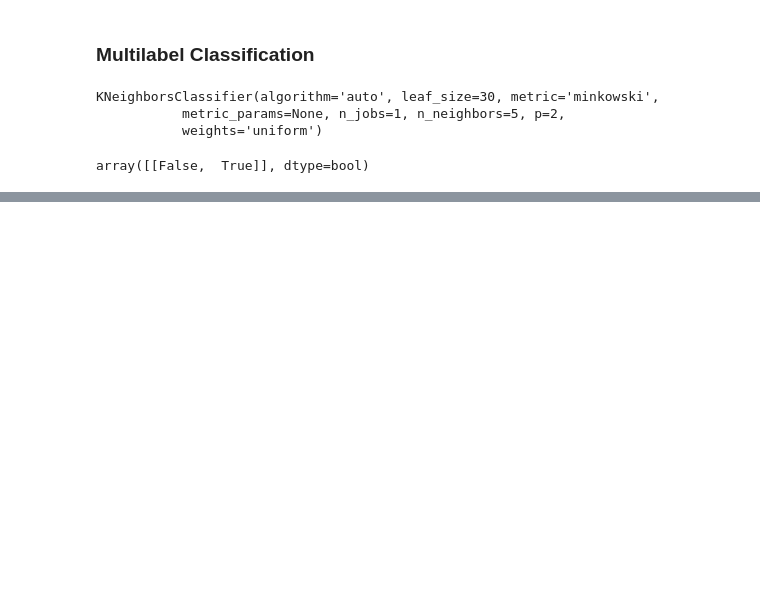
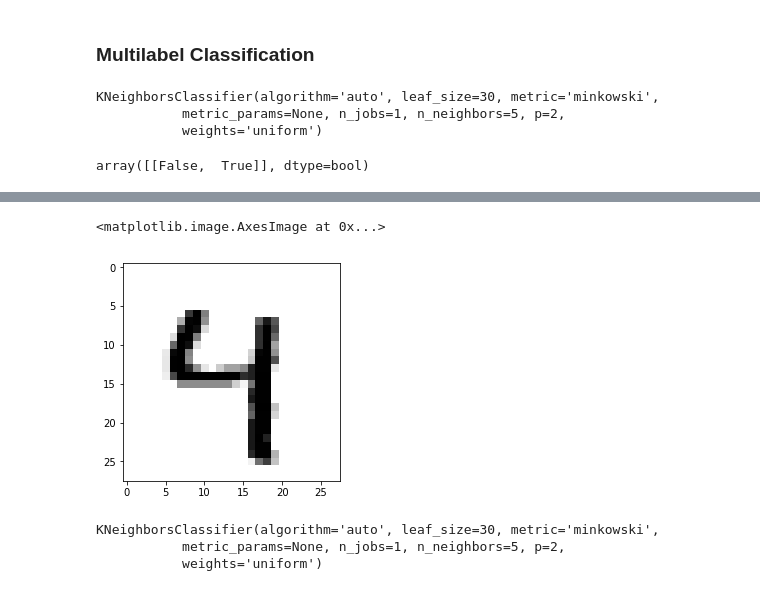
Before and after one commit to sebastienharinck/Courses, a Jupyter notebook: hands-on-machine-learning-with-scikit-learn-and-tensorflow/03_classification.ipynb, the cells around one changed output, grey strips where cells are left out. Drawn from its saved outputs; the diff is of its cells as text; code cells hidden in the pictures; blank space fills up the shorter version.

```diff
--- a/hands-on-machine-learning-with-scikit-learn-and-tensorflow/03_classification.ipynb
+++ b/hands-on-machine-learning-with-scikit-learn-and-tensorflow/03_classification.ipynb
@@ -401,0 +420,11 @@ f1_score(y_train, y_train_knn_pred, average='macro')
+# %%
+plot_digit(y_train_mod[0])
+# %% [output]
+<matplotlib.image.AxesImage at 0x...>
+[figure, added]
+# %%
+knn_clf.fit(X_train_mod, y_train_mod)
+# %% [output]
+KNeighborsClassifier(algorithm='auto', leaf_size=30, metric='minkowski',
+           metric_params=None, n_jobs=1, n_neighbors=5, p=2,
+           weights='uniform')
```
Also changed, not shown: parts of 28 cells of this notebook.
